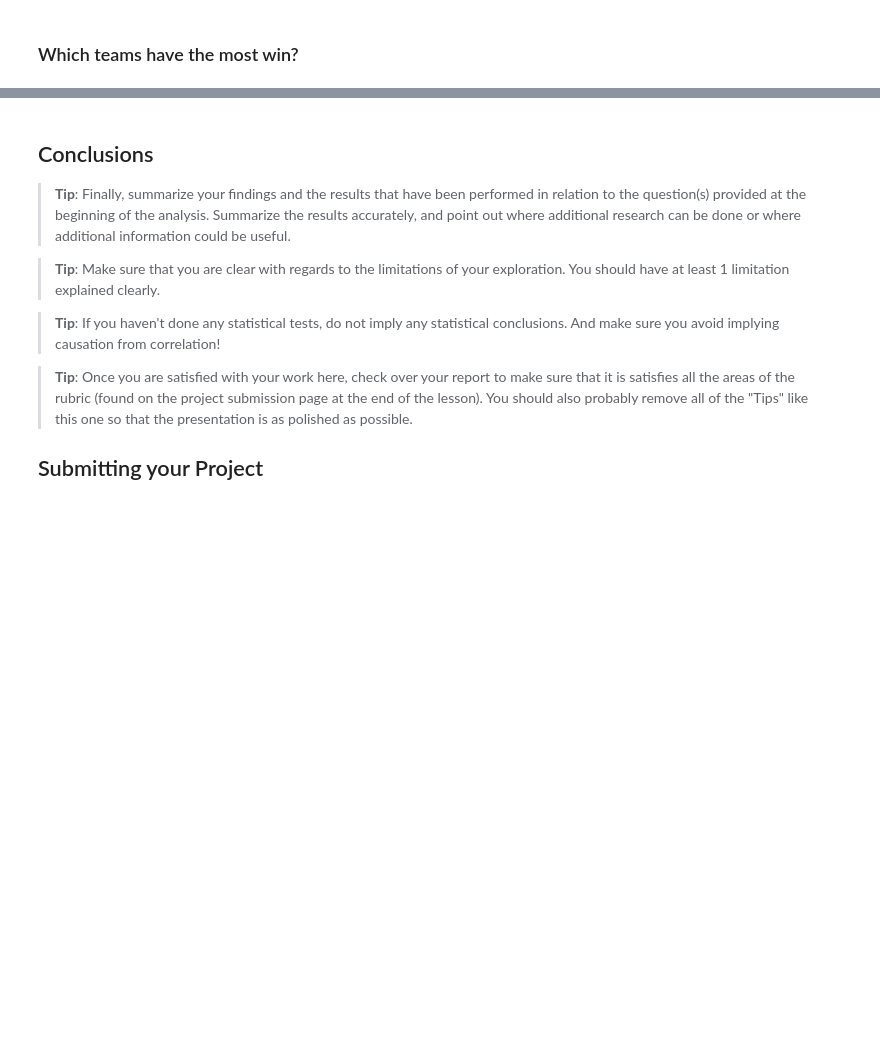
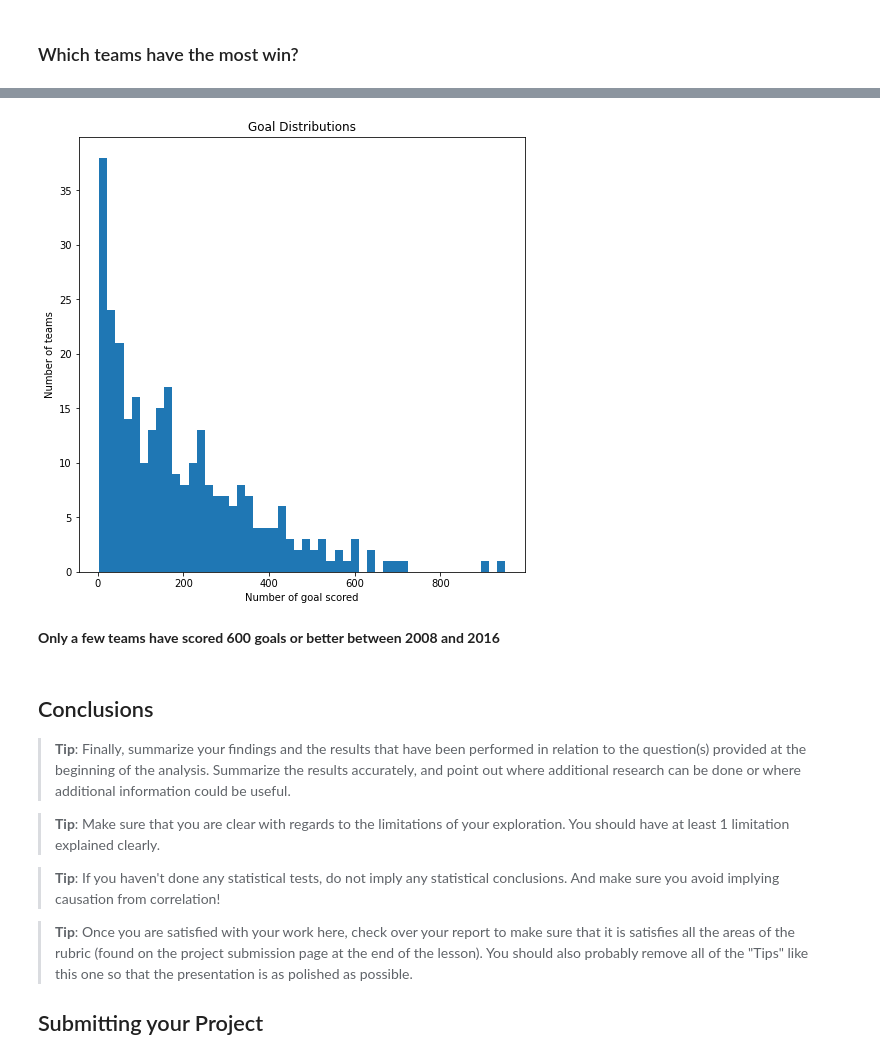
Before and after one commit to DaveOkpare/european-soccer-analysis, a Jupyter notebook: Investigate_a_Dataset.ipynb, the cells around one changed output, grey strips where cells are left out. Cells and saved outputs as stored; diff of their text form; code cells hidden in the pictures; blank space fills up the shorter version.

```diff
--- a/Investigate_a_Dataset.ipynb
+++ b/Investigate_a_Dataset.ipynb
@@ -456,4 +540,13 @@ match_df['winning_team'].value_counts(ascending=False).head(10).plot(kind='bar')
 [figure]
+# %%
+match_df.groupby('winning_team').sum().sum(axis=1).plot(kind='hist', bins=50, figsize=(8,8))
+plt.title('Goal Distributions')
+plt.ylabel('Number of teams')
+plt.xlabel('Number of goal scored');
+# %% [output]
+[figure, added]
+# %% [markdown]
+**Only a few teams have scored 600 goals or better between 2008 and 2016**
 # %% [markdown]
 <a id='conclusions'></a>
 ## Conclusions
```
Also changed, not shown: parts of 62 cells of this notebook.
